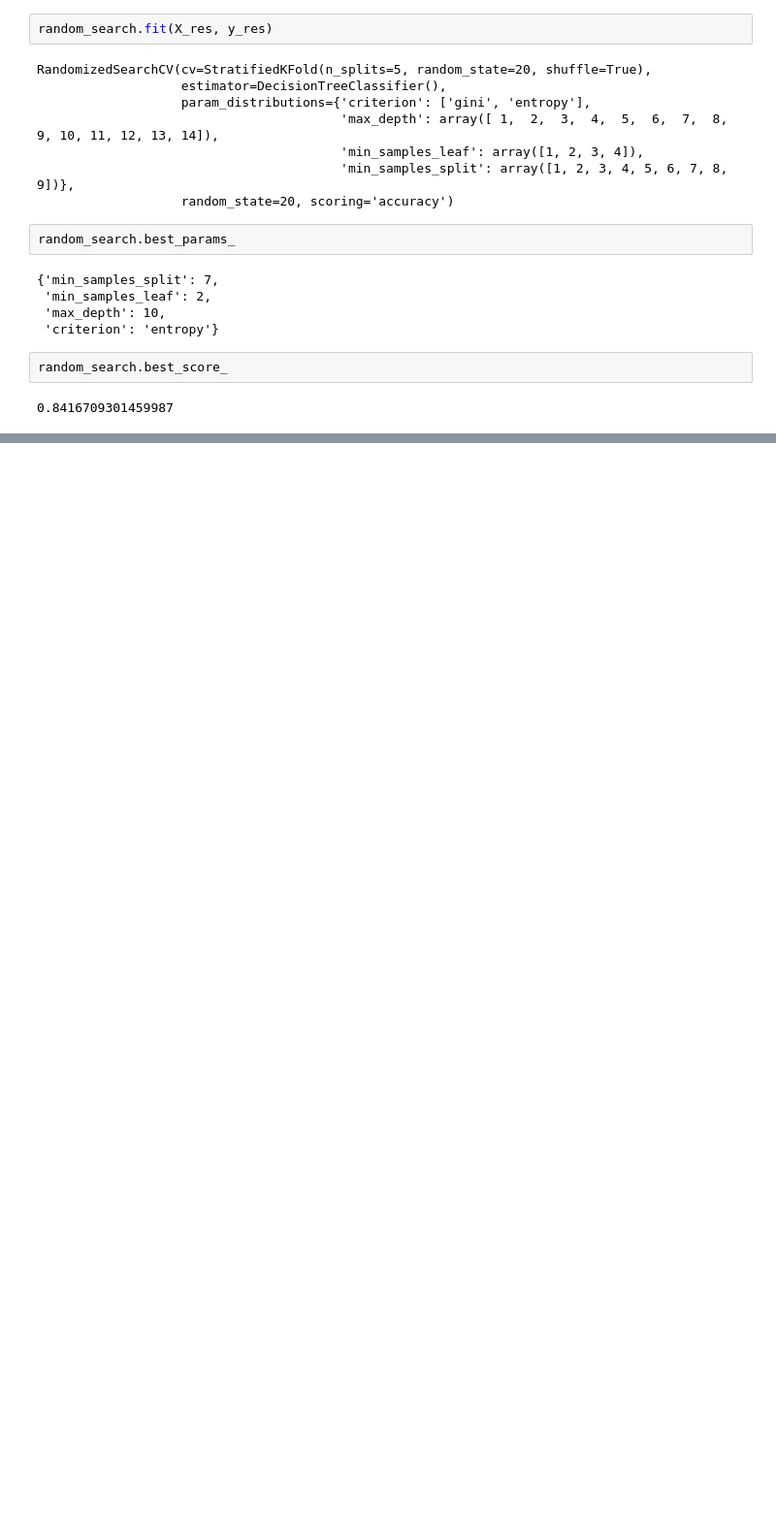
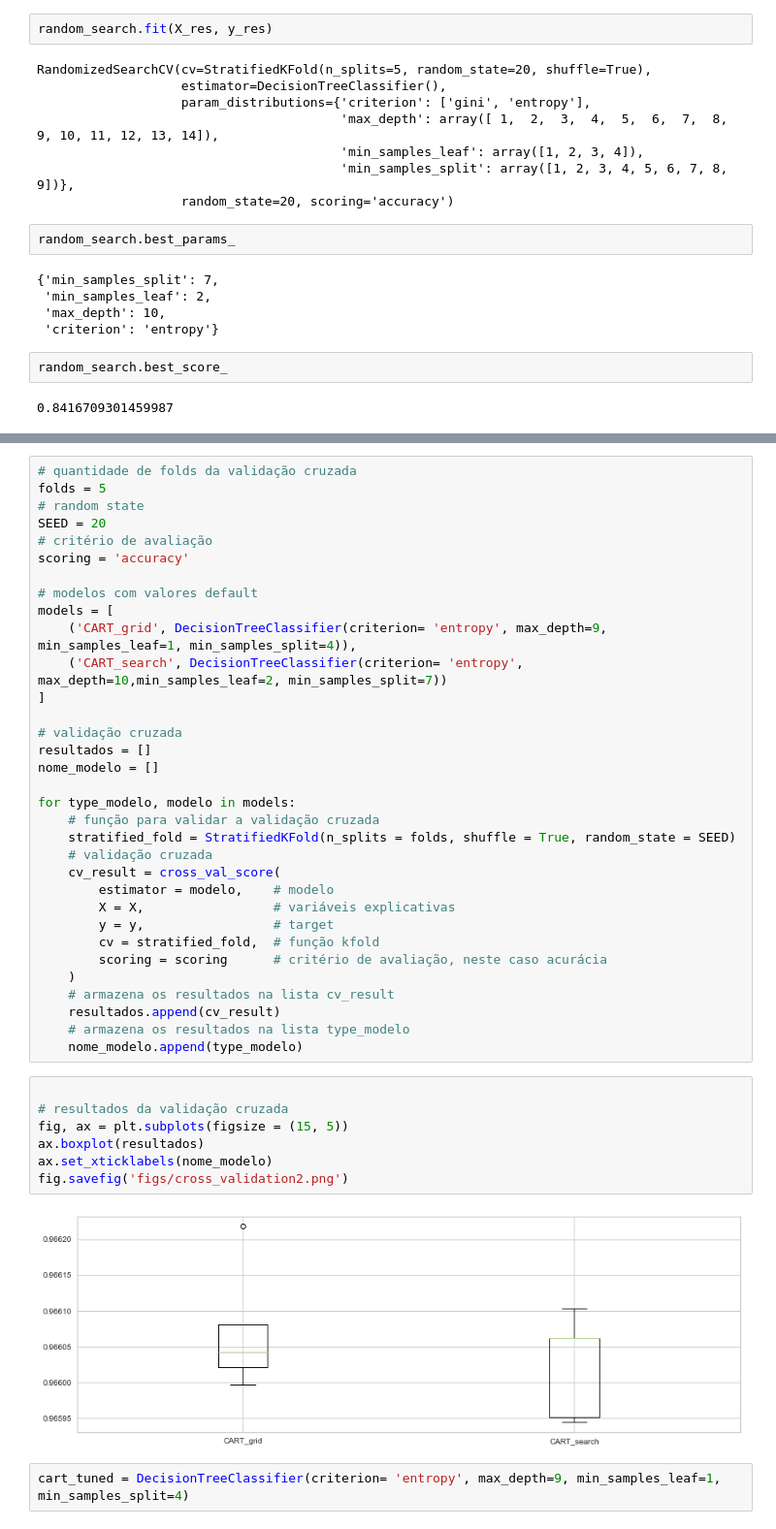
Before and after one commit to 1colete/dh_projeto_integrador, a Jupyter notebook: 3_modelagem.ipynb, the cells around one changed output, grey strips where cells are left out. Shown: that part at 97% size. Cells and saved outputs as stored; diff of their text form; blank space fills up the shorter version.

Commit message:
tuning do modelo

```diff
--- a/3_modelagem.ipynb
+++ b/3_modelagem.ipynb
@@ -660,0 +586,44 @@ se o periodo nao for o mesmo voce pode criar uma variavel categorica
+# %%
+# quantidade de folds da validação cruzada
+folds = 5
+# random state
+SEED = 20
+# critério de avaliação
+scoring = 'accuracy'
+
+# modelos com valores default
+models = [
+    ('CART_grid', DecisionTreeClassifier(criterion= 'entropy', max_depth=9, min_samples_leaf=1, min_samples_split=4)),
+    ('CART_search', DecisionTreeClassifier(criterion= 'entropy', max_depth=10,min_samples_leaf=2, min_samples_split=7))
+]
+
+# validação cruzada
+resultados = []
+nome_modelo = []
+
+for type_modelo, modelo in models:
+    # função para validar a validação cruzada
+    stratified_fold = StratifiedKFold(n_splits = folds, shuffle = True, random_state = SEED)
+    # validação cruzada
+    cv_result = cross_val_score(
+        estimator = modelo,    # modelo
+        X = X,                 # variáveis explicativas
+        y = y,                 # target
+        cv = stratified_fold,  # função kfold
+        scoring = scoring      # critério de avaliação, neste caso acurácia
+    )
+    # armazena os resultados na lista cv_result
+    resultados.append(cv_result)
+    # armazena os resultados na lista type_modelo
+    nome_modelo.append(type_modelo)
+# %%
+
+# resultados da validação cruzada
+fig, ax = plt.subplots(figsize = (15, 5))
+ax.boxplot(resultados)
+ax.set_xticklabels(nome_modelo)
+fig.savefig('figs/cross_validation2.png')
+# %% [output]
+[figure, added]
+# %%
+cart_tuned = DecisionTreeClassifier(criterion= 'entropy', max_depth=9, min_samples_leaf=1, min_samples_split=4)
```
Also changed, not shown: parts of 36 cells of this notebook, 3 other files.
